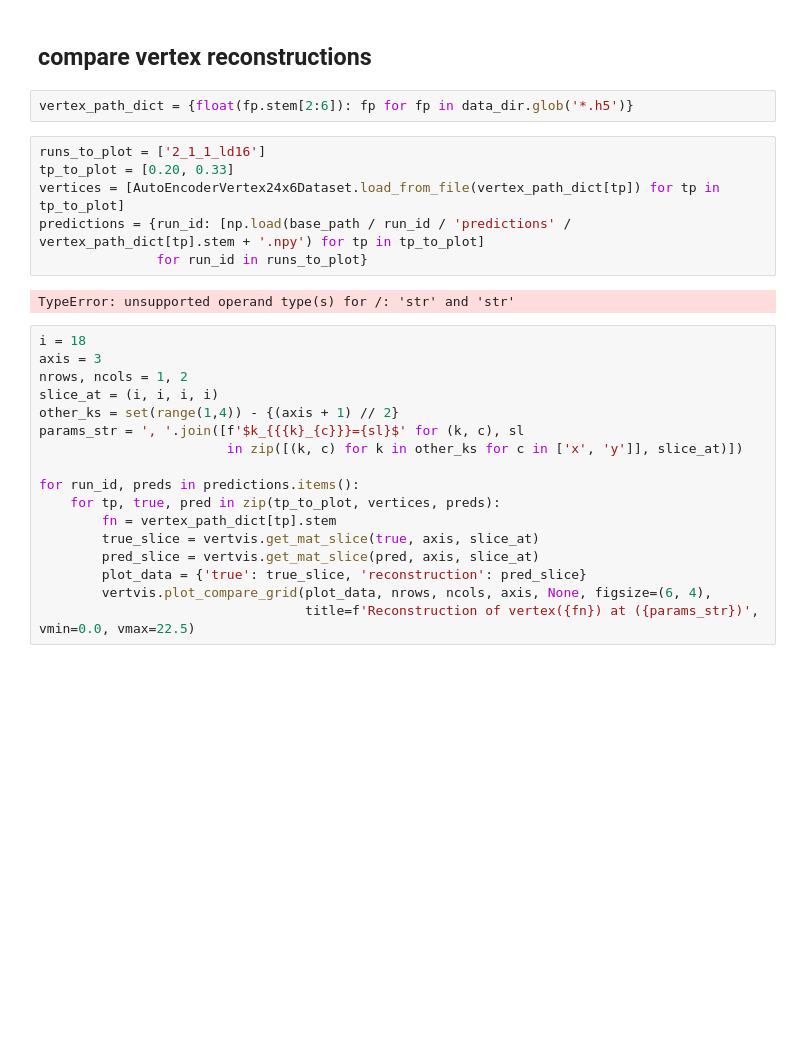
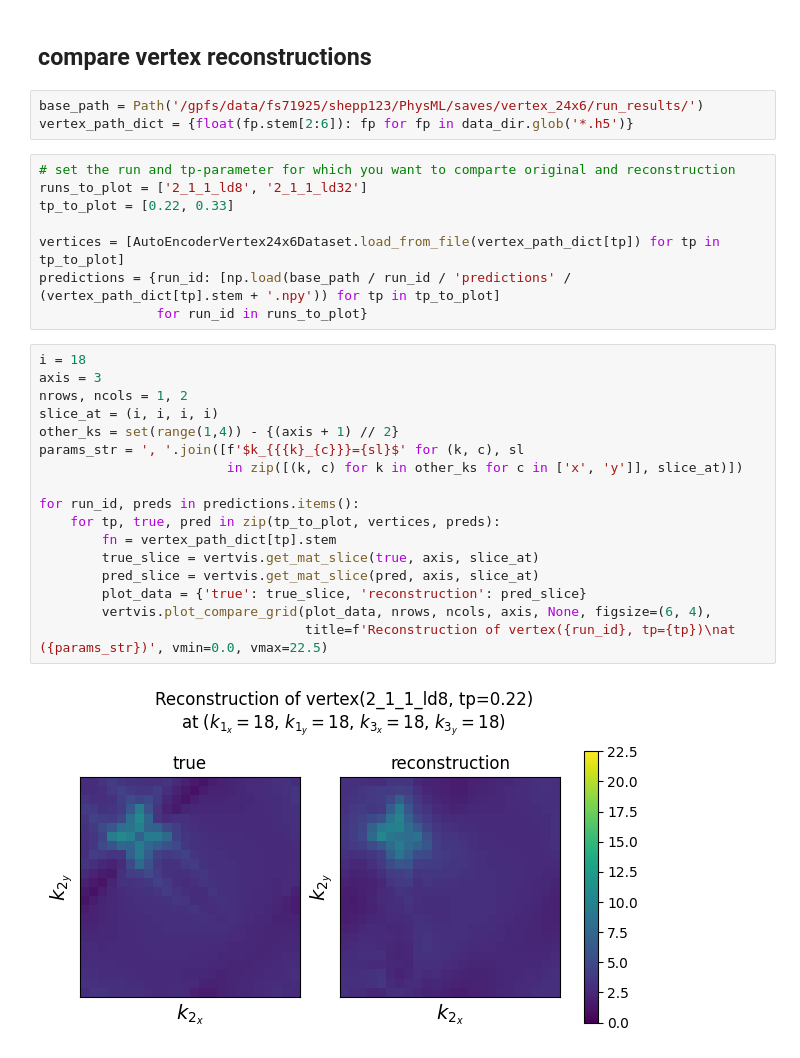
Before and after one commit to DanielSpringer/PhysML, a Jupyter notebook: notebooks/vertex/plot_results.ipynb, the cells around one changed output. Saved outputs shown, nothing was run; the diff lists cells and outputs as text; blank space fills up the shorter version.

```diff
--- a/notebooks/vertex/plot_results.ipynb
+++ b/notebooks/vertex/plot_results.ipynb
@@ -173,29 +219,32 @@ ValueError: Must pass 2-d input. shape=()
 # %% [markdown]
 ## compare vertex reconstructions
 # %%
+base_path = Path('/gpfs/data/fs71925/shepp123/PhysML/saves/vertex_24x6/run_results/')
 vertex_path_dict = {float(fp.stem[2:6]): fp for fp in data_dir.glob('*.h5')}
 # %%
-runs_to_plot = ['2_1_1_ld16']
-tp_to_plot = [0.20, 0.33]
+# set the run and tp-parameter for which you want to comparte original and reconstruction
+runs_to_plot = ['2_1_1_ld8', '2_1_1_ld32']
+tp_to_plot = [0.22, 0.33]
+
 vertices = [AutoEncoderVertex24x6Dataset.load_from_file(vertex_path_dict[tp]) for tp in tp_to_plot]
-predictions = {run_id: [np.load(base_path / run_id / 'predictions' / vertex_path_dict[tp].stem + '.npy') for tp in tp_to_plot]
+predictions = {run_id: [np.load(base_path / run_id / 'predictions' / (vertex_path_dict[tp].stem + '.npy')) for tp in tp_to_plot]
                for run_id in runs_to_plot}
-# %% [output]
-TypeError: unsupported operand type(s) for /: 'str' and 'str'
 # %%
 i = 18
 axis = 3
 nrows, ncols = 1, 2
 slice_at = (i, i, i, i)
 other_ks = set(range(1,4)) - {(axis + 1) // 2}
 params_str = ', '.join([f'$k_{{{k}_{c}}}={sl}$' for (k, c), sl
                         in zip([(k, c) for k in other_ks for c in ['x', 'y']], slice_at)])
 
 for run_id, preds in predictions.items():
     for tp, true, pred in zip(tp_to_plot, vertices, preds):
         fn = vertex_path_dict[tp].stem
         true_slice = vertvis.get_mat_slice(true, axis, slice_at)
         pred_slice = vertvis.get_mat_slice(pred, axis, slice_at)
         plot_data = {'true': true_slice, 'reconstruction': pred_slice}
         vertvis.plot_compare_grid(plot_data, nrows, ncols, axis, None, figsize=(6, 4),
-                                  title=f'Reconstruction of vertex({fn}) at ({params_str})', vmin=0.0, vmax=22.5)
+                                  title=f'Reconstruction of vertex({run_id}, tp={tp})\nat ({params_str})', vmin=0.0, vmax=22.5)
+# %% [output]
+[figure, added]
```
Also changed, not shown: parts of 8 cells of this notebook, 8 other files.
